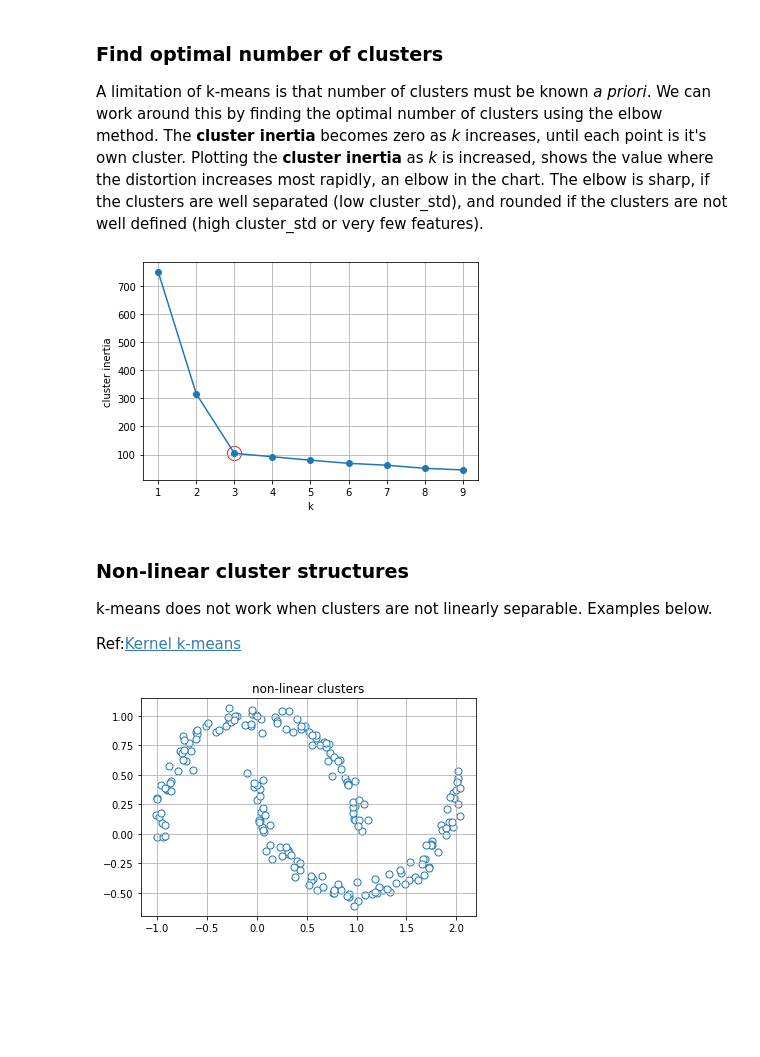
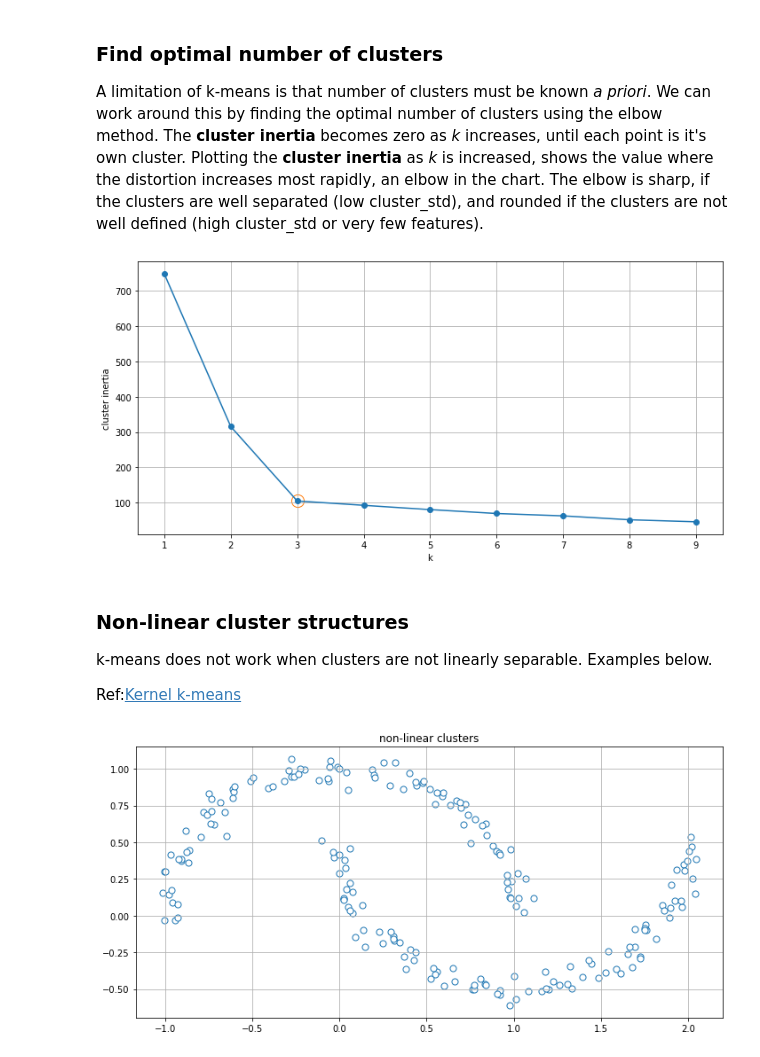
Before and after one commit to vinayshanbhag/math, a Jupyter notebook: K_means.ipynb, the cells around one changed output. Saved outputs shown, nothing was run; the diff lists cells and outputs as text; code cells hidden in the pictures; blank space fills up the shorter version.

```diff
--- a/K_means.ipynb
+++ b/K_means.ipynb
@@ -19,6 +19,7 @@ import numpy as np
 from sklearn.datasets import make_blobs
 import matplotlib.pyplot as plt
 import seaborn as sns
+colors = plt.rcParams['axes.prop_cycle'].by_key()['color']
 %matplotlib inline
 # %% [markdown]
 Create example dataset with 150 randomly generated points, roughly grouped into 3 regions
@@ -90,7 +93,7 @@ $w^{(i,j)} = \begin{cases}
     0, & \quad \text{otherwise}
   \end{cases}$
 # %%
-colors = ["tab:blue","tab:orange","tab:green","tab:red","tab:purple","tab:brown","tab:pink","tab:olive","tab:cyan"]
+
 def plot(X,centroids, targets, title="", colors=colors):
   offset = (X.max()-X.min())/100
   plt.figure(figsize=(10,5));
@@ -101,6 +104,7 @@ def plot(X,centroids, targets, title="", colors=colors):
       plt.scatter(X[targets==i][:,0],X[targets==i][:,1],color='white',marker='o',edgecolor=colors[i]);
     plt.title(title);
     plt.grid();
+    plt.tight_layout();
     plt.show();
 
 def inertia(X, targets):
@@ -199,30 +207,33 @@ A limitation of k-means is that number of clusters must be known *a priori*. We
 # %%
 X,y = make_blobs(n_samples=150,
                  n_features=2,
                  centers=3,
                  cluster_std=.6,
                  shuffle=True,
                  random_state=0
                 )
 ci = []
 ks = list(range(1, 10))
 for k in ks:
   km = KMeans(n_clusters=k,
             init='k-means++',
             n_init=1,
             max_iter=300,
             tol=1e-4,
             random_state=1
            )
   y_km = km.fit_predict(X)
   ci.append(km.inertia_)
+
+plt.figure(figsize=(10,5));
 plt.plot(ks, ci,'o-');
-plt.scatter(ks[2], ci[2],s=200,c='white',edgecolor='tab:red', marker='o');
+plt.scatter(ks[2], ci[2],s=200,c='white',edgecolor=colors[1], marker='o');
 plt.xlabel("k");
 plt.ylabel("cluster inertia");
 plt.grid();
+plt.tight_layout();
 # %% [output]
-[figure, old version]
+[figure, new version]
 # %% [markdown]
 ### Non-linear cluster structures
 
@@ -236,10 +247,11 @@ X,y = make_moons(
     noise=0.05,
     random_state=1
 )
-
+plt.figure(figsize=(10,5));
 plt.title("non-linear clusters")
-plt.scatter(X[:,0],X[:,1],s=50, c='white',edgecolor='tab:blue',marker='o');
+plt.scatter(X[:,0],X[:,1],s=50, c='white',edgecolor=colors[0],marker='o');
 plt.grid();
+plt.tight_layout();
 # %% [output]
-[figure, old version]
+[figure, new version]
 # %%
```
Also changed, not shown: parts of 6 cells of this notebook.
